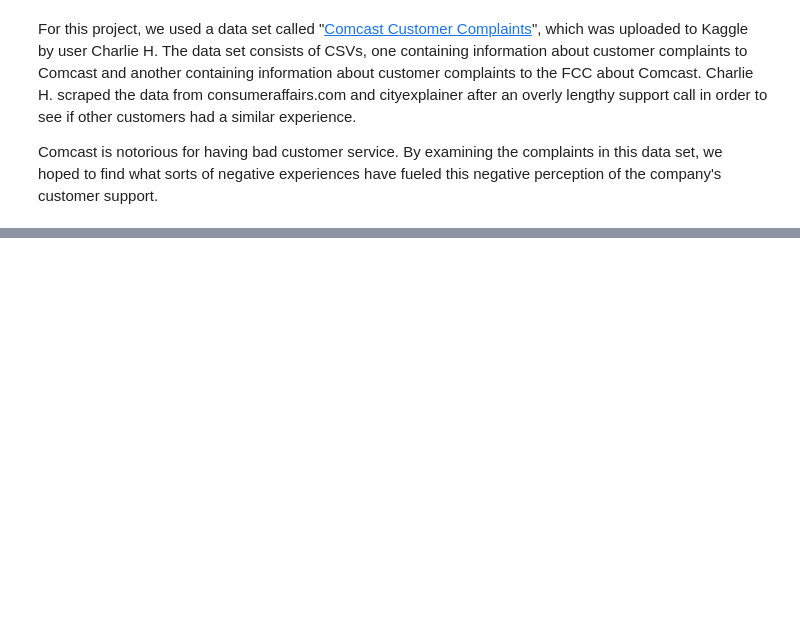
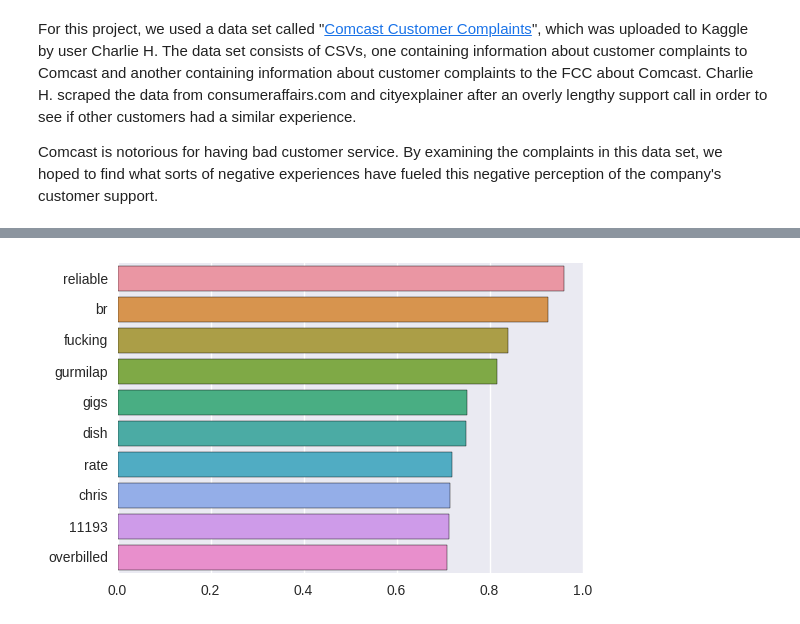
Before and after one commit to Regum/MLP-Appel-Hawkins, a Jupyter notebook: lab2/Lab02.ipynb, the cells around one changed output, grey strips where cells are left out. Drawn from its saved outputs; the diff is of its cells as text; code cells hidden in the pictures; blank space fills up the shorter version.

```diff
--- a/lab2/Lab02.ipynb
+++ b/lab2/Lab02.ipynb
@@ -30,0 +41,7 @@ tfidf_df.mean().sort_values()[-10:]
+# %%
+# heaviest weighted words
+heaviest_words = tfidf_df.max().sort_values(ascending=False)[:10]
+
+hv_ax = s.barplot(heaviest_words.values, heaviest_words.index, orient="h")
+# %% [output]
+[figure, added]
```
Also changed, not shown: parts of 6 cells of this notebook.
